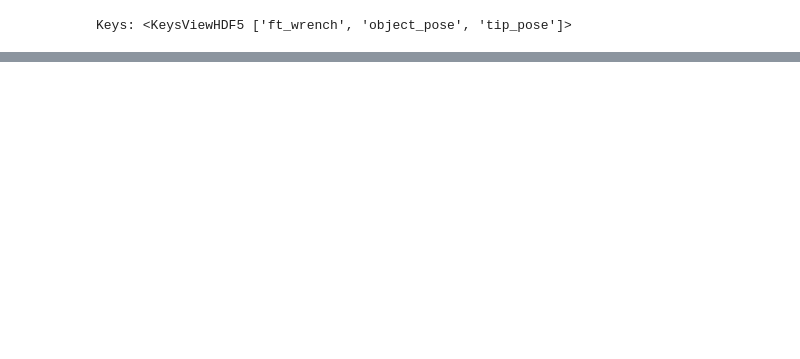
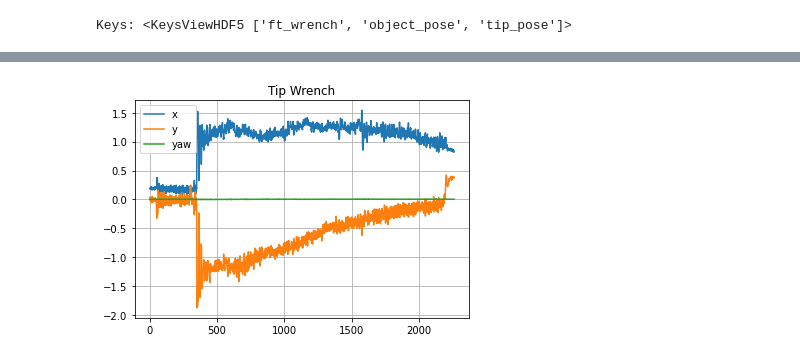
Before and after one commit to gautams3/tiny-differentiable-simulator, a Jupyter notebook: python/plotting/Push Dataset.ipynb, the cells around one changed output, grey strips where cells are left out. Saved outputs shown, nothing was run; the diff lists cells and outputs as text; code cells hidden in the pictures; blank space fills up the shorter version.

```diff
--- a/python/plotting/Push Dataset.ipynb
+++ b/python/plotting/Push Dataset.ipynb
@@ -47,0 +42,10 @@ plt.axis('equal')
+# %%
+lines = plt.plot(ft_wrenches[:,1:])
+lines[0].set_label("x")
+lines[1].set_label("y")
+lines[2].set_label("yaw")
+plt.grid()
+plt.legend()
+plt.title("Tip Wrench");
+# %% [output]
+[figure, added]
```
Also changed, not shown: parts of 7 cells of this notebook, 57 other files.
